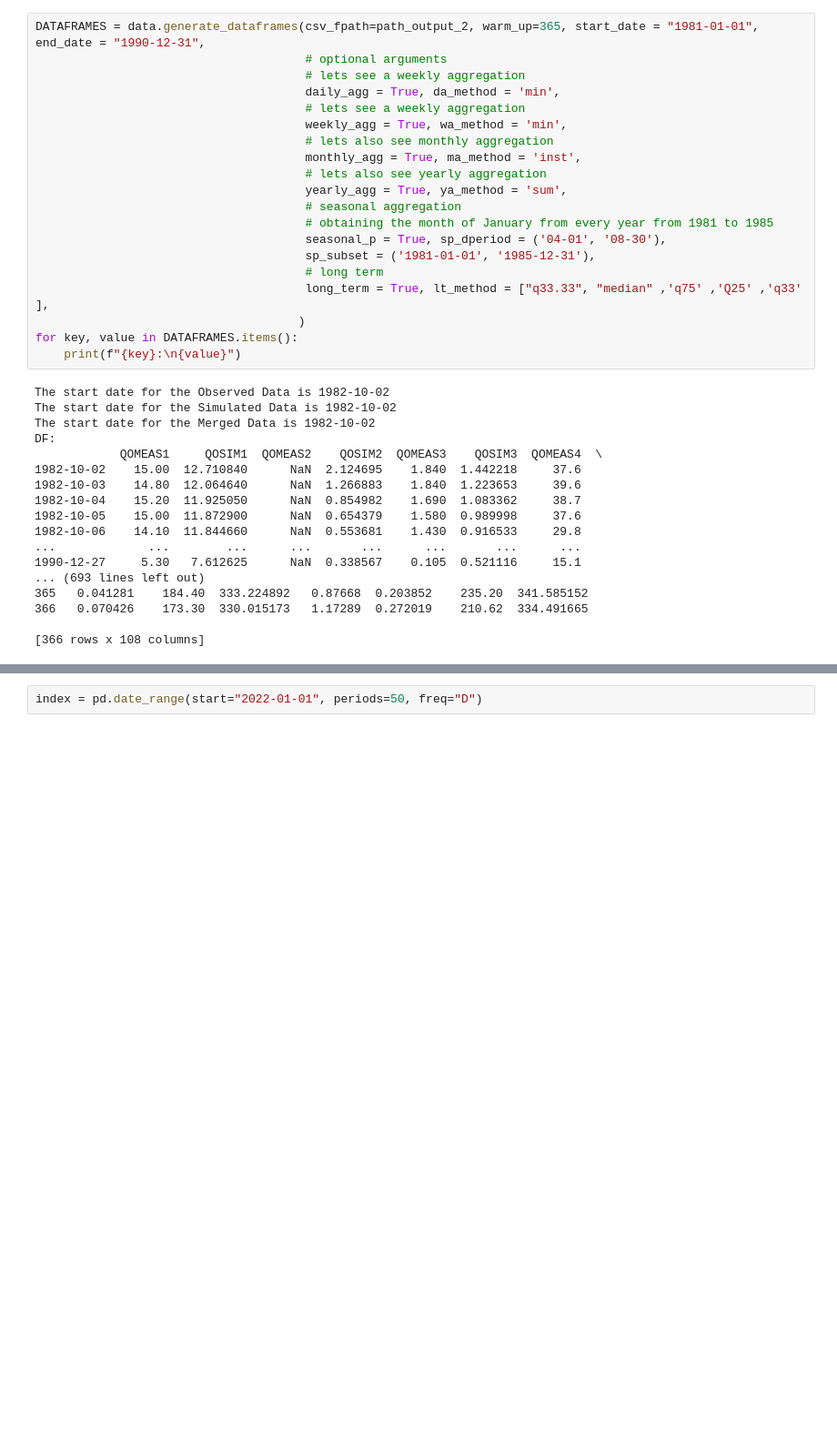
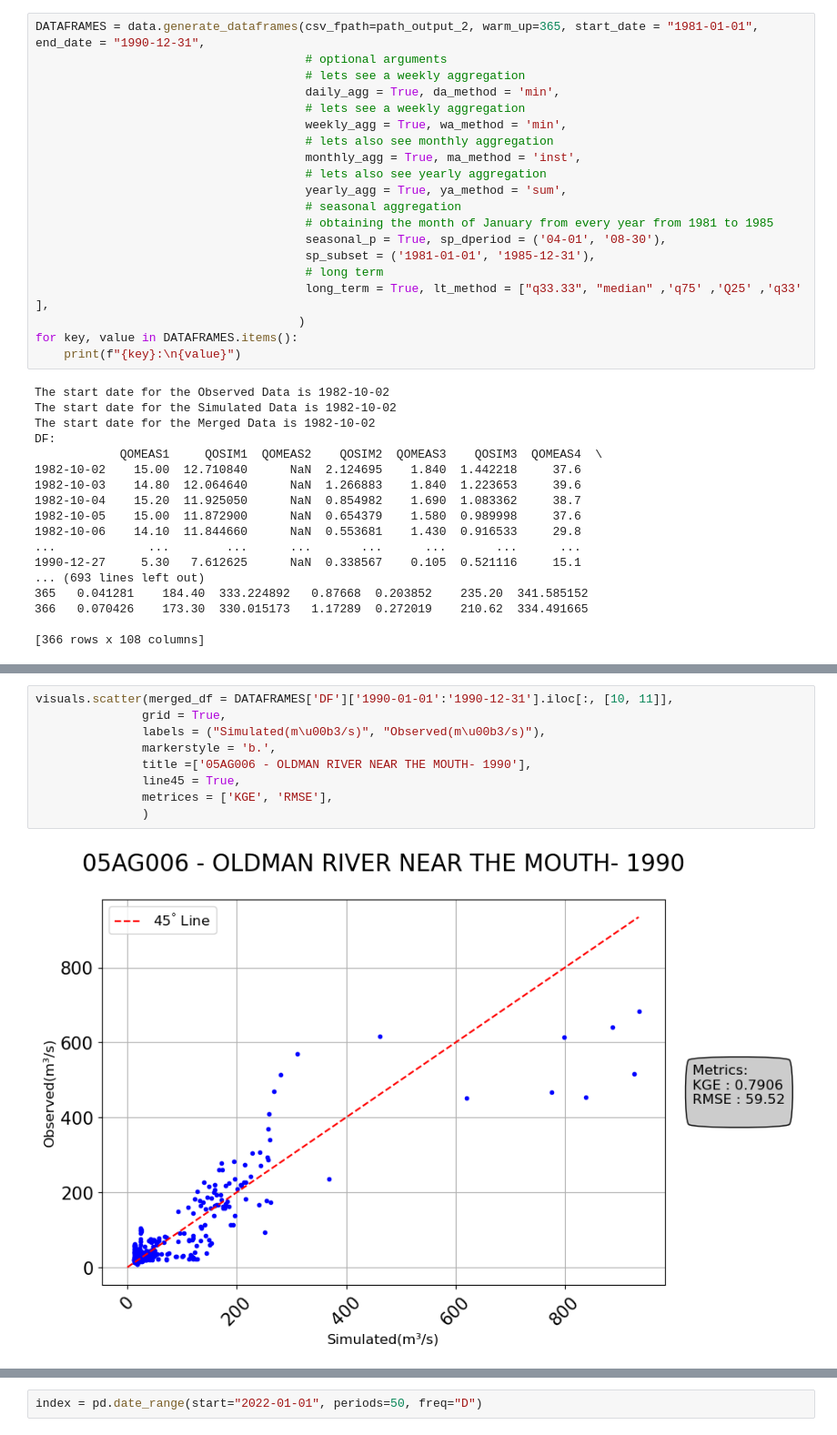
Before and after one commit to UchechukwuUdenze/NHS_PostProcessing, a Jupyter notebook: docs/source/notebooks/Examples.ipynb, the cells around one changed output, grey strips where cells are left out. Shown at 91% size. Saved outputs shown, nothing was run; the diff lists cells and outputs as text; blank space fills up the shorter version.

```diff
--- a/docs/source/notebooks/Examples.ipynb
+++ b/docs/source/notebooks/Examples.ipynb
@@ -698,3 +695,14 @@ visuals.bounded_plot(
+# %%
+visuals.scatter(merged_df = DATAFRAMES['DF']['1990-01-01':'1990-12-31'].iloc[:, [10, 11]],
+               grid = True,
+               labels = ("Simulated(m\u00b3/s)", "Observed(m\u00b3/s)"),
+               markerstyle = 'b.',
+               title =['05AG006 - OLDMAN RIVER NEAR THE MOUTH- 1990'],
+               line45 = True,
+               metrices = ['KGE', 'RMSE'],
+               )
+# %% [output]
+[figure, added]
 # %%
 visuals.bounded_plot(
     lines = DATA_2["LONG_TERM_MEDIAN"].iloc[:, [8,9]],
```
Also changed, not shown: parts of 12 cells of this notebook.
